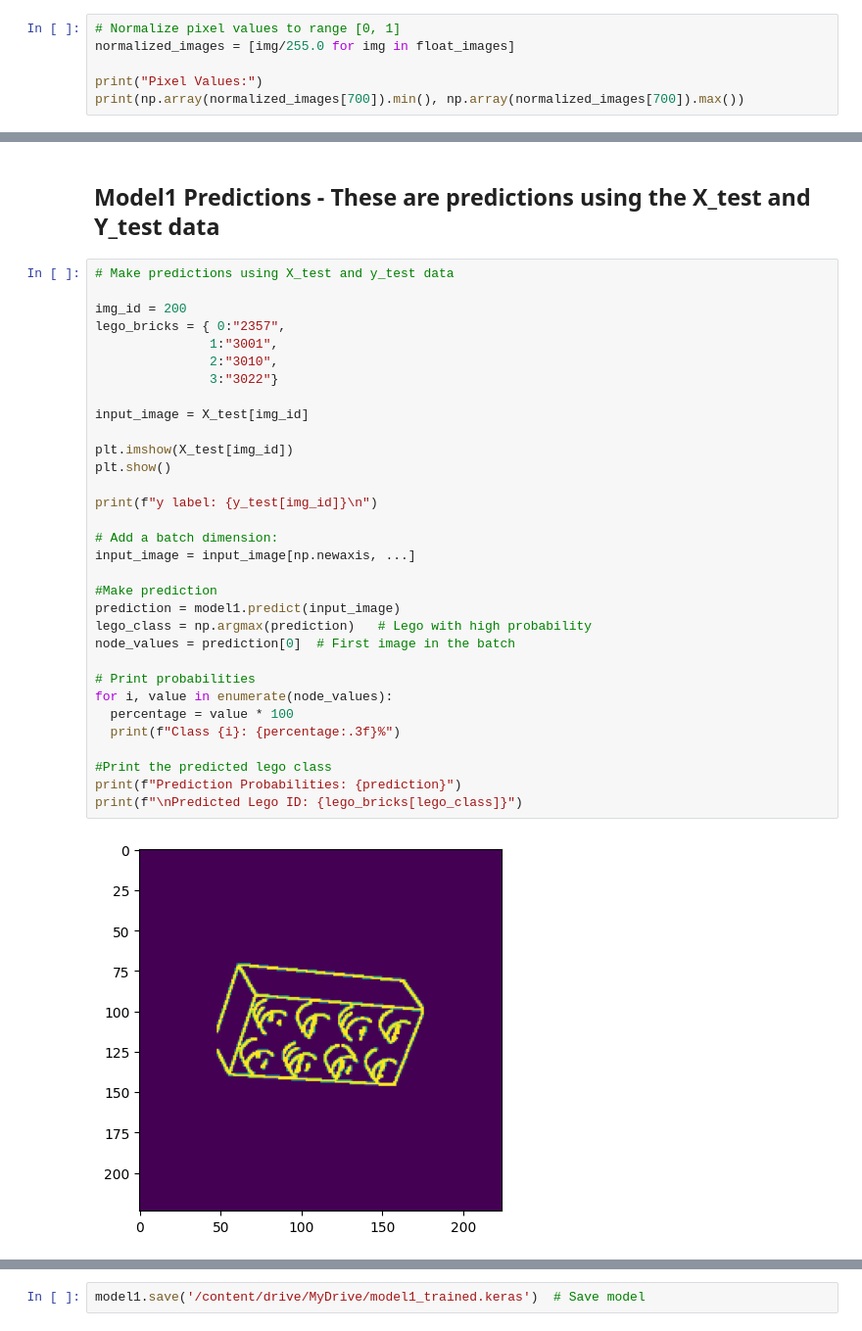
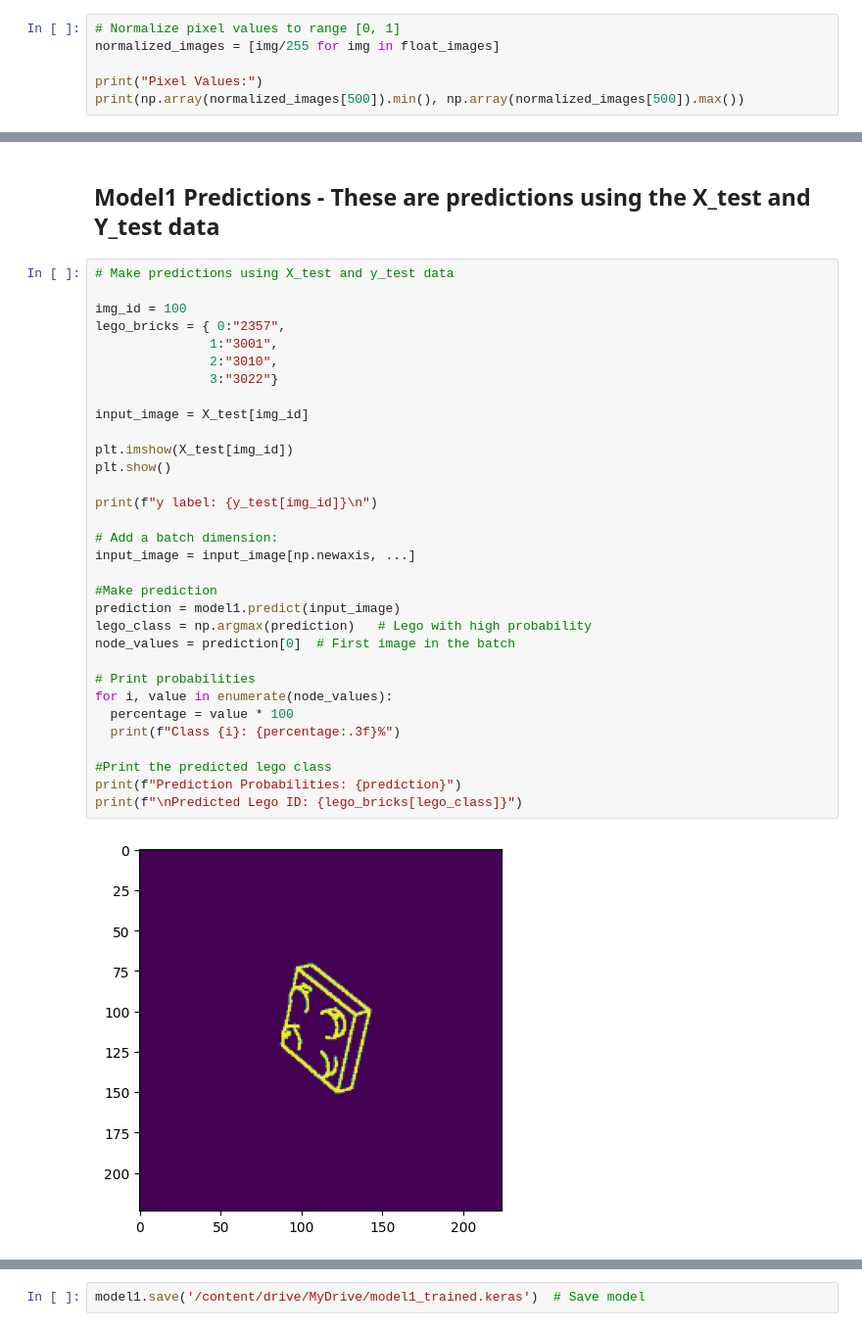
Before and after one commit to maadhuvijay/Project3-Lego-Classifier, a Jupyter notebook: Lego_classifier_new.ipynb, the cells around one changed output, grey strips where cells are left out. Shown: that part at 98% size. Saved outputs shown, nothing was run; the diff lists cells and outputs as text.

```diff
--- a/Lego_classifier_new.ipynb
+++ b/Lego_classifier_new.ipynb
@@ -236,10 +238,10 @@ Pixel Values:
 0.0 255.0
 # %%
 # Normalize pixel values to range [0, 1]
-normalized_images = [img/255.0 for img in float_images]
+normalized_images = [img/255 for img in float_images]
 
 print("Pixel Values:")
-print(np.array(normalized_images[700]).min(), np.array(normalized_images[700]).max())
+print(np.array(normalized_images[500]).min(), np.array(normalized_images[500]).max())
 # %% [output]
 Pixel Values:
 0.0 1.0
@@ -662,34 +664,34 @@ Test Loss: 0.0842
 # %%
 # Make predictions using X_test and y_test data
 
-img_id = 200
+img_id = 100
 lego_bricks = { 0:"2357",
                1:"3001",
                2:"3010",
                3:"3022"}
 
 input_image = X_test[img_id]
 
 plt.imshow(X_test[img_id])
 plt.show()
 
 print(f"y label: {y_test[img_id]}\n")
 
 # Add a batch dimension:
 input_image = input_image[np.newaxis, ...]
 
 #Make prediction
 prediction = model1.predict(input_image)
 lego_class = np.argmax(prediction)   # Lego with high probability
 node_values = prediction[0]  # First image in the batch
 
 # Print probabilities
 for i, value in enumerate(node_values):
   percentage = value * 100
   print(f"Class {i}: {percentage:.3f}%")
 
 #Print the predicted lego class
 print(f"Prediction Probabilities: {prediction}")
 print(f"\nPredicted Lego ID: {lego_bricks[lego_class]}")
 # %% [output]
-[figure, old version]
+[figure, new version]
```
Also changed, not shown: parts of 30 cells of this notebook.
